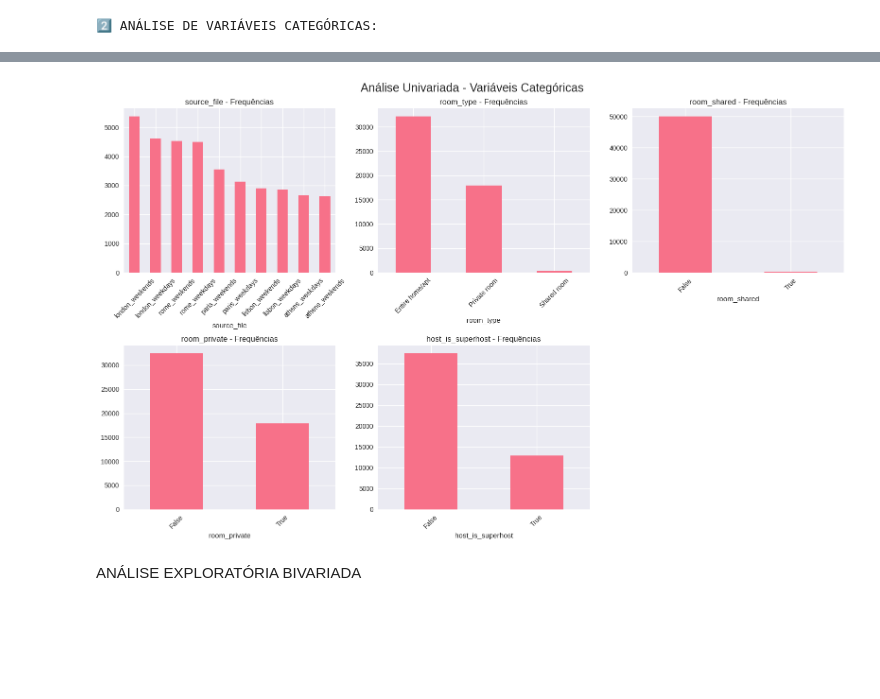
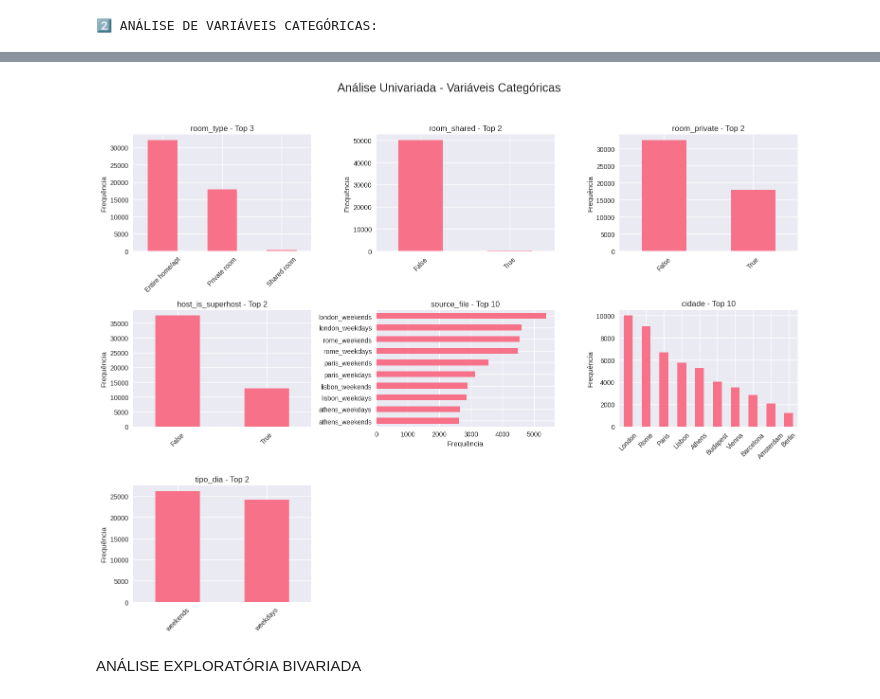
Before and after one commit to lumariosf/airbnb-price-prediction, a Jupyter notebook: notebooks/dataset_1/01_EDA.ipynb, the cells around one changed output, grey strips where cells are left out. Cells and saved outputs as stored; diff of their text form; code cells hidden in the pictures; blank space fills up the shorter version.

Commit message:
add cidade e tipo_dia

```diff
--- a/notebooks/dataset_1/01_EDA.ipynb
+++ b/notebooks/dataset_1/01_EDA.ipynb
@@ -390,39 +457,56 @@ True                    12890   25.563731
 # %%
-# Visualizações das variáveis categóricas
-num_vars = len(categorical_vars)
-rows = 2
-cols = 3   # Melhor arranjo visual (5 plots → 3 na primeira linha, 2 na segunda)
+import math
+import matplotlib.pyplot as plt
 
-fig, axes = plt.subplots(rows, cols, figsize=(16, 10))
-axes = axes.flatten()
+# lista de variáveis categóricas que você quer plotar
+# (mantive sua variável original `categorical_vars`)
+available_vars = [v for v in categorical_vars if v in df.columns]
 
-fig.suptitle('Análise Univariada - Variáveis Categóricas', fontsize=18)
+n = len(available_vars)
+if n == 0:
+    print("Nenhuma variável categórica encontrada em df para plotar.")
+else:
+    # escolha do número de colunas (ajuste se quiser outro layout)
+    max_cols = 3
+    cols = min(max_cols, n)
+    rows = math.ceil(n / cols)
 
-for i, var in enumerate(categorical_vars):
-    if var in df.columns:
+    fig, axes = plt.subplots(rows, cols, figsize=(5 * cols, 4 * rows))
+    axes = axes.flatten()  # facilita indexação mesmo quando rows*cols == 1
 
-        # Contagem de valores (top 10)
-        value_counts = df[var].value_counts().head(10)
+    fig.suptitle('Análise Univariada - Variáveis Categóricas', fontsize=18)
 
-        ax = axes[i]
+    for idx, var in enumerate(available_vars):
+        ax = axes[idx]
 
-        # Escolha do tipo de gráfico
-        if len(value_counts) <= 10:
-            value_counts.plot(kind='bar', ax=ax)
+        # contagens completas e top (até 10)
+        counts = df[var].value_counts()
+        top_counts = counts.head(10)
+
+        # escolha do tipo de gráfico:
+        # Se a variável tiver <= 10 categorias, usa vertical; caso contrário usa horizontal (top 10)
+        if counts.size <= 10:
+            top_counts.plot(kind='bar', ax=ax)
             ax.tick_params(axis='x', rotation=45)
+            ax.set_xlabel('')
+            ax.set_ylabel('Frequência')
         else:
-            value_counts.plot(kind='barh', ax=ax)
+            top_counts.plot(kind='barh', ax=ax)
+            ax.invert_yaxis()  # mostrar maior no topo
+            ax.set_xlabel('Frequência')
+            ax.set_ylabel('')
 
-        ax.set_title(f'{var} - Frequências')
+        ax.set_title(f'{var} - Top {min(10, counts.size)}')
 
-# Remover eixos extra caso cols*rows > número de variáveis
-for j in range(i + 1, rows * cols):
-    fig.delaxes(axes[j])
+    # esconder eixos sobrando (se houver)
+    for j in range(n, rows * cols):
+        axes[j].set_visible(False)
 
-plt.tight_layout()
-plt.show()
+    # ajusta o layout deixando espaço para o suptitle
+    plt.tight_layout(rect=[0, 0, 1, 0.95])
+    plt.show()
 # %% [output]
-[figure, old version]
+[figure, new version]
 # %% [markdown]
 ANÁLISE EXPLORATÓRIA BIVARIADA
 # %%
```
Also changed, not shown: parts of 18 cells of this notebook.
